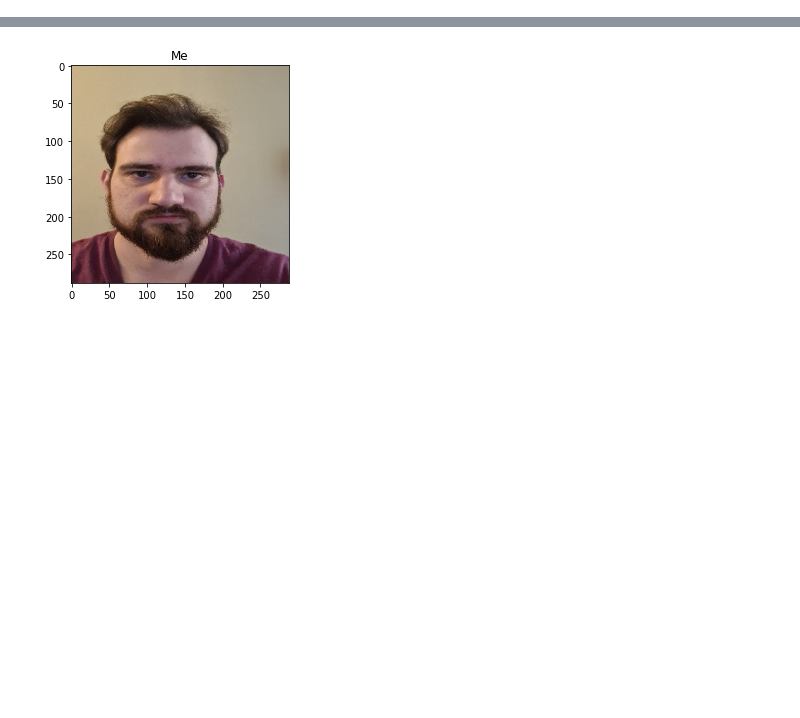
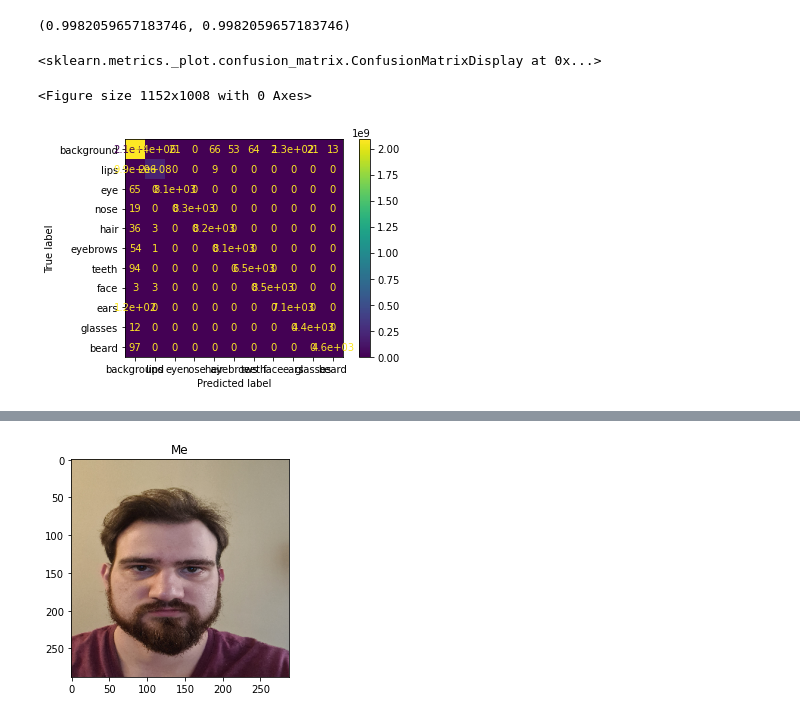
Before and after one commit to MaksimKrug/Diploma, a Jupyter notebook: src/Beauty example.ipynb, the cells around one changed output, grey strips where cells are left out. Saved outputs shown, nothing was run; the diff lists cells and outputs as text; code cells hidden in the pictures; blank space fills up the shorter version.

```diff
--- a/src/Beauty example.ipynb
+++ b/src/Beauty example.ipynb
@@ -33,0 +121,17 @@ _ = model.eval()
+# %%
+np.mean(score_check), np.mean(score_check2)
+# %% [output]
+(0.9982059657183746, 0.9982059657183746)
+# %%
+# cfm_final = cfm / cfm.sum()
+CLASSES = {"background": [0, 0, 0], "lips": [255, 0, 0], "eye": [0, 255, 0], "nose": [0, 0, 255],
+           "hair": [255, 255, 0], "eyebrows": [255, 0, 255], "teeth": [255, 255, 255], "face": [128, 128, 128],
+           "ears": [0, 255, 255], "glasses": [0, 128, 128], "beard": [255, 192, 192]}
+
+plt.figure(figsize=(16, 14))
+disp = ConfusionMatrixDisplay(cfm, display_labels=CLASSES.keys())
+disp.plot()
+# %% [output]
+<sklearn.metrics._plot.confusion_matrix.ConfusionMatrixDisplay at 0x...>
+<Figure size 1152x1008 with 0 Axes>
+[figure, added]
```
Also changed, not shown: parts of 10 cells of this notebook.
